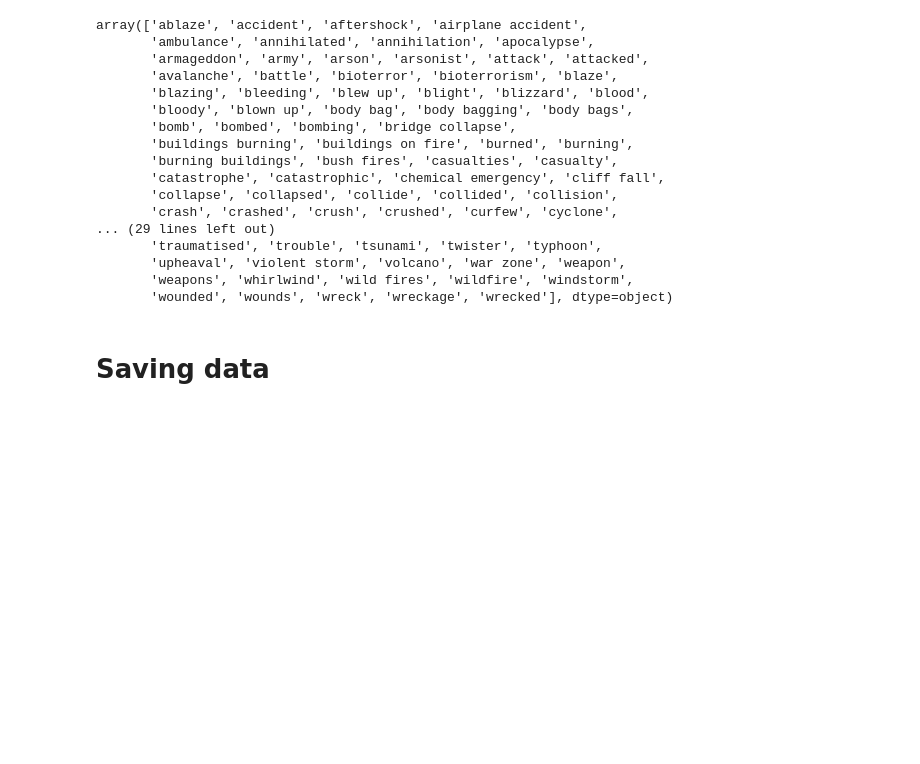
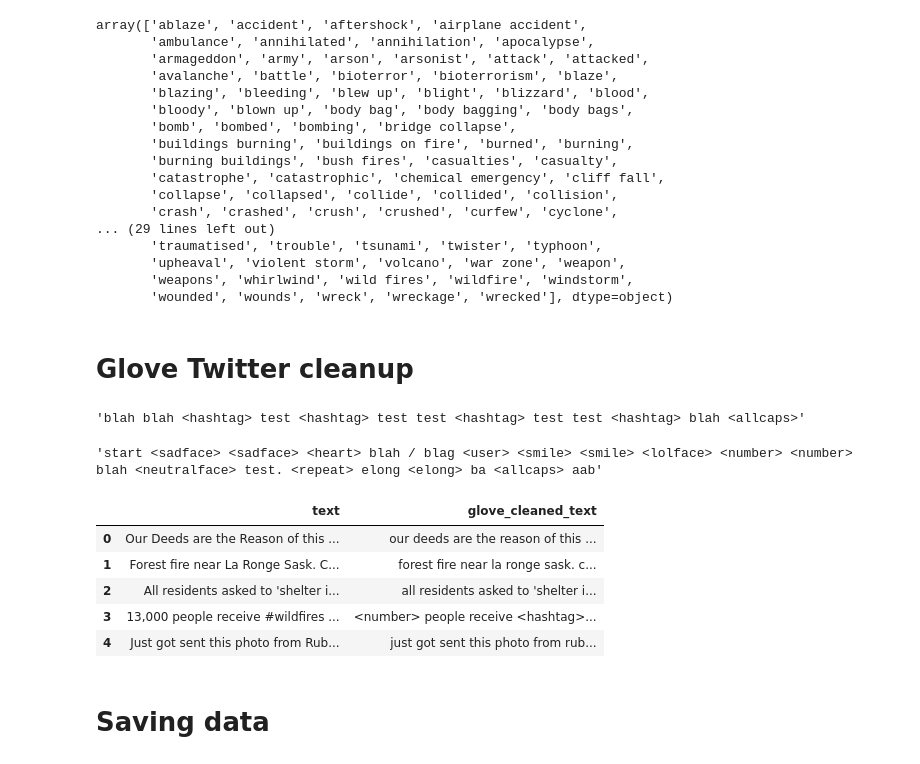
Before and after one commit to herwinvw/Real-or-Not-NLP-with-Disaster-Tweets, a Jupyter notebook: data_cleanup.ipynb, the cells around one changed output. Cells and saved outputs as stored; diff of their text form; code cells hidden in the pictures; blank space fills up the shorter version.

```diff
--- a/data_cleanup.ipynb
+++ b/data_cleanup.ipynb
@@ -103,6 +105,61 @@ array(['ablaze', 'accident', 'aftershock', 'airplane accident',
        'upheaval', 'violent storm', 'volcano', 'war zone', 'weapon',
        'weapons', 'whirlwind', 'wild fires', 'wildfire', 'windstorm',
        'wounded', 'wounds', 'wreck', 'wreckage', 'wrecked'], dtype=object)
+# %% [markdown]
+# Glove Twitter cleanup
+# %%
+import re
+from preprocessor.defines import Patterns
+
+# Different regex parts for smiley faces
+eyes = "[8:=;]"
+nose = "['`\-]?"
+
+def split_hashtag(m):
+    hashtag = m.group()
+    hashtag_body = hashtag[1:]
+    if hashtag_body.upper() == hashtag_body:
+        result = f"<hashtag> {hashtag_body}"
+    else:
+        result = "<hashtag> "+(" ".join([] + re.split("(?=[A-Z])",hashtag_body))).strip()
+    return result
+
+def glove_cleanup(tweet):
+    tweet = re.sub(Patterns.URL_PATTERN,'<url>',tweet)
+    tweet = re.sub("/"," / ",tweet)
+    tweet = re.sub(Patterns.MENTION_PATTERN,"<user>",tweet)
+    tweet = re.sub(f"{eyes}{nose}[)d]+|[(d]+{nose}{eyes}","<smile>",tweet)
+    tweet = re.sub(f"{eyes}{nose}p+", "<lolface>",tweet)
+    tweet = re.sub(f"{eyes}{nose}\(+|\)+{nose}{eyes}", "<sadface>",tweet)
+    tweet = re.sub(f"{eyes}{nose}[\/|l*]", "<neutralface>",tweet)
+    tweet = re.sub("<3","<heart>",tweet)
+    tweet = re.sub("[-+]?[.\d]*[\d]+[:,.\d]*","<number>",tweet)
+    tweet = re.sub("#\S+", split_hashtag, tweet)
+    tweet = re.sub(r'([!?.]){2,}',r'\1 <repeat>', tweet)
+    tweet = re.sub(r'\b(\S*?)(\S)\2{2,}\b', r'\1\2 <elong>',  tweet)
+    tweet = re.sub(r'(\b[A-Z][A-Z]+\b)',r'\1 <allcaps>',tweet)
+    tweet = re.sub(r'\s+',' ',tweet) #remove whitespace repetition
+    return tweet.lower()
+# %%
+glove_cleanup("blah blah #test #testTest #TestTest #BLAH")
+# %% [output]
+'blah blah <hashtag> test <hashtag> test test <hashtag> test test <hashtag> blah <allcaps>'
+# %%
+glove_cleanup('Start :( ): <3 blah/blag @bleg :-)) (-: :p 1234 2.7 blah 8-l test... elonggg BA AAb')
+# %% [output]
+'start <sadface> <sadface> <heart> blah / blag <user> <smile> <smile> <lolface> <number> <number> blah <neutralface> test. <repeat> elong <elong> ba <allcaps> aab'
+# %%
+train['glove_cleaned_text'] = train['text'].apply(glove_cleanup)
+test['glove_cleaned_text'] = test['text'].apply(glove_cleanup)
+# %%
+train[['text','glove_cleaned_text']].head()
+# %% [output]
+|  | text | glove_cleaned_text |
+| 0 | Our Deeds are the Reason of this ... | our deeds are the reason of this ... |
+| 1 | Forest fire near La Ronge Sask. C... | forest fire near la ronge sask. c... |
+| 2 | All residents asked to 'shelter i... | all residents asked to 'shelter i... |
+| 3 | 13,000 people receive #wildfires ... | <number> people receive <hashtag>... |
+| 4 | Just got sent this photo from Rub... | just got sent this photo from rub... |
 # %% [markdown]
 # Saving data
 # %%
```
Also changed, not shown: parts of 2 cells of this notebook, 5 other files.
